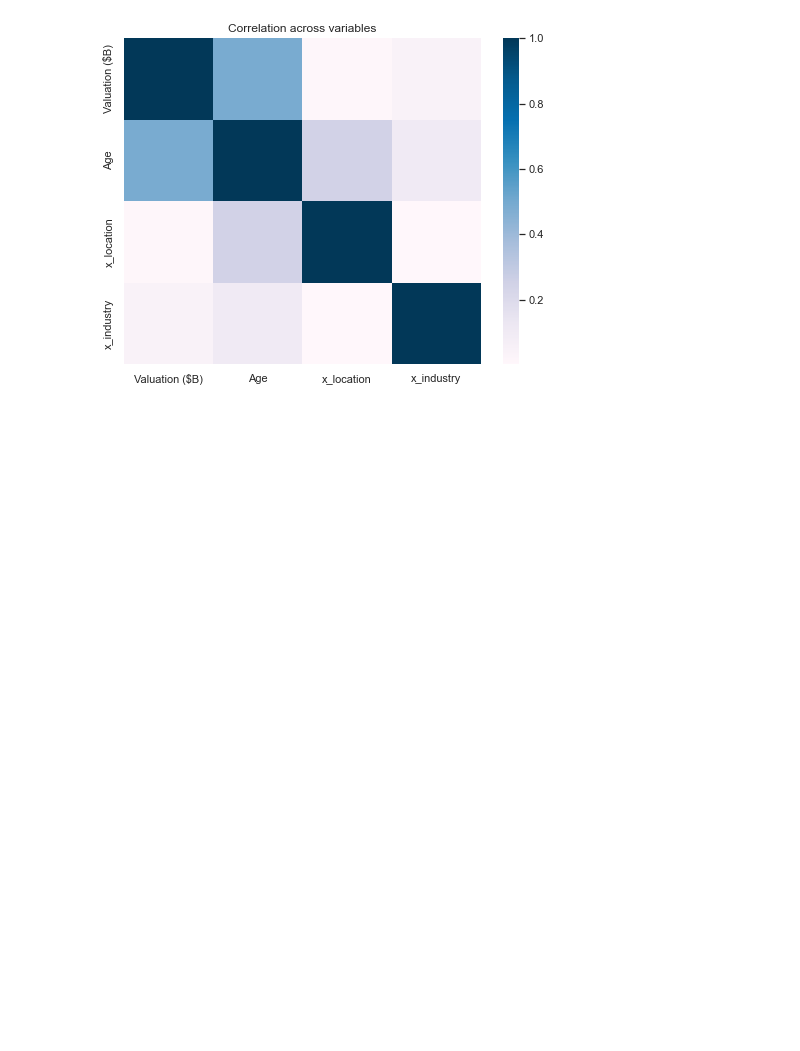
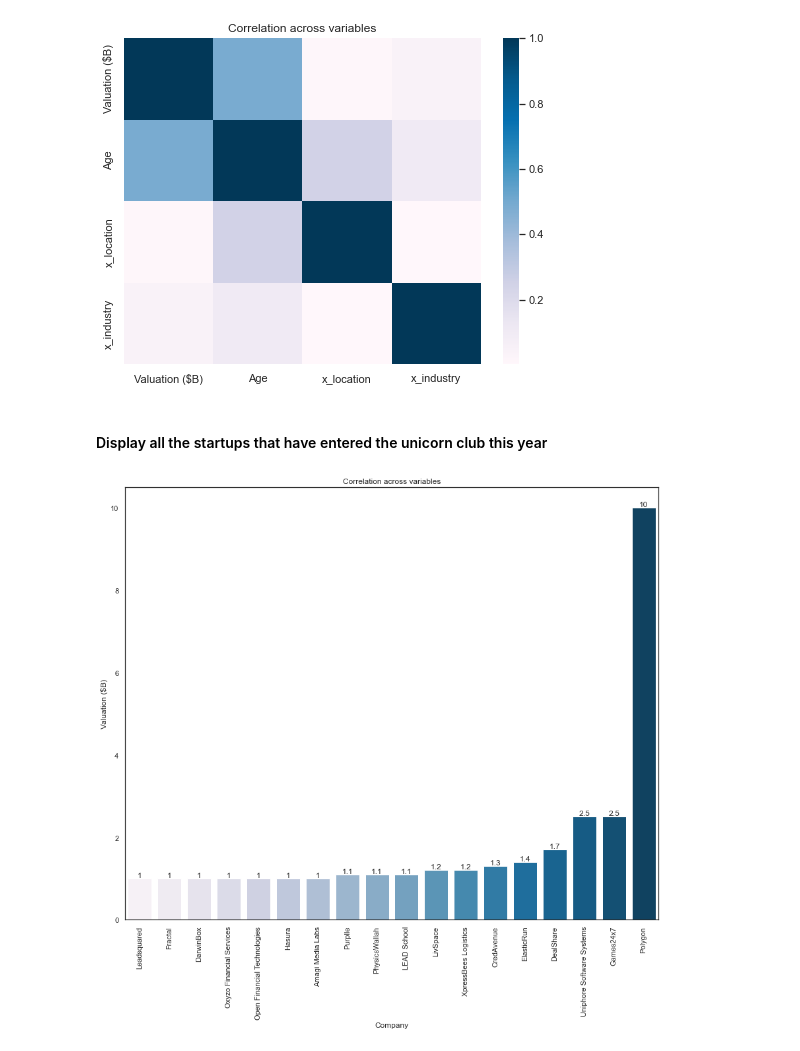
Before and after one commit to amitdas022/Unicorns, a Jupyter notebook: notebooks/indian_unicorns.ipynb, the cells around one changed output. Cells and saved outputs as stored; diff of their text form; code cells hidden in the pictures; blank space fills up the shorter version.

Commit message:
Chart to show comapanies that became unicorn this year

```diff
--- a/notebooks/indian_unicorns.ipynb
+++ b/notebooks/indian_unicorns.ipynb
@@ -190,3 +190,23 @@ plt.title('Correlation across variables')
 temp_ax = sns.heatmap(df_temp_corr, cmap="PuBu")
 # %% [output]
 [figure]
+# %% [markdown]
+#### Display all the startups that have entered the unicorn club this year
+# %%
+# Set the figure size
+plt.subplots(figsize=(12,10))
+
+# Plot name
+plt.title('Correlation across variables')
+
+# Rotate the labels 90 degrees
+plt.xticks(rotation=90)
+plt.tight_layout()
+
+# Plot the bar graph of companies that entered the unicorn club this year.
+temp_ax = sns.barplot(x=df_curr['Company'].loc[df_curr['Age'] == 0], y=df_curr['Valuation ($B)'].loc[df_curr['Age'] == 0], palette="PuBu")
+
+# Display the numeric valuation on the chart
+temp_bar_label = temp_ax.bar_label(temp_ax.containers[0])
+# %% [output]
+[figure, added]
```
